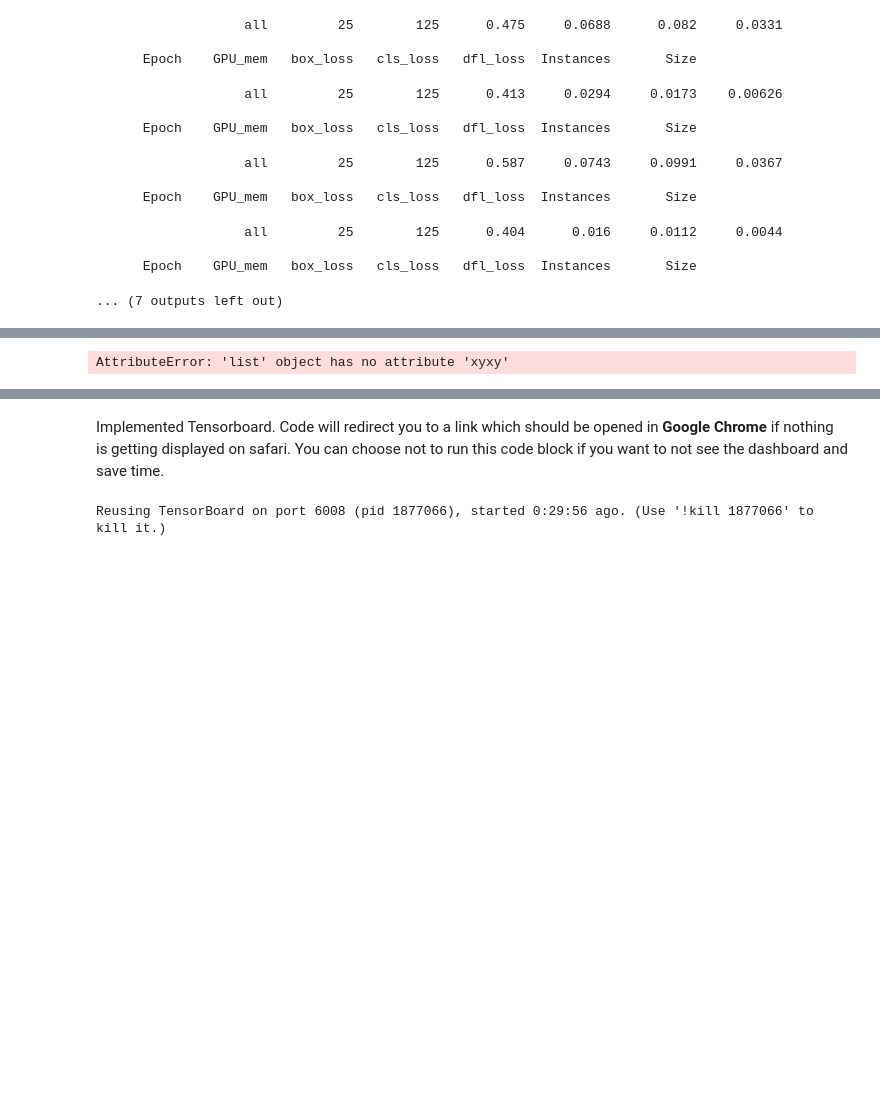
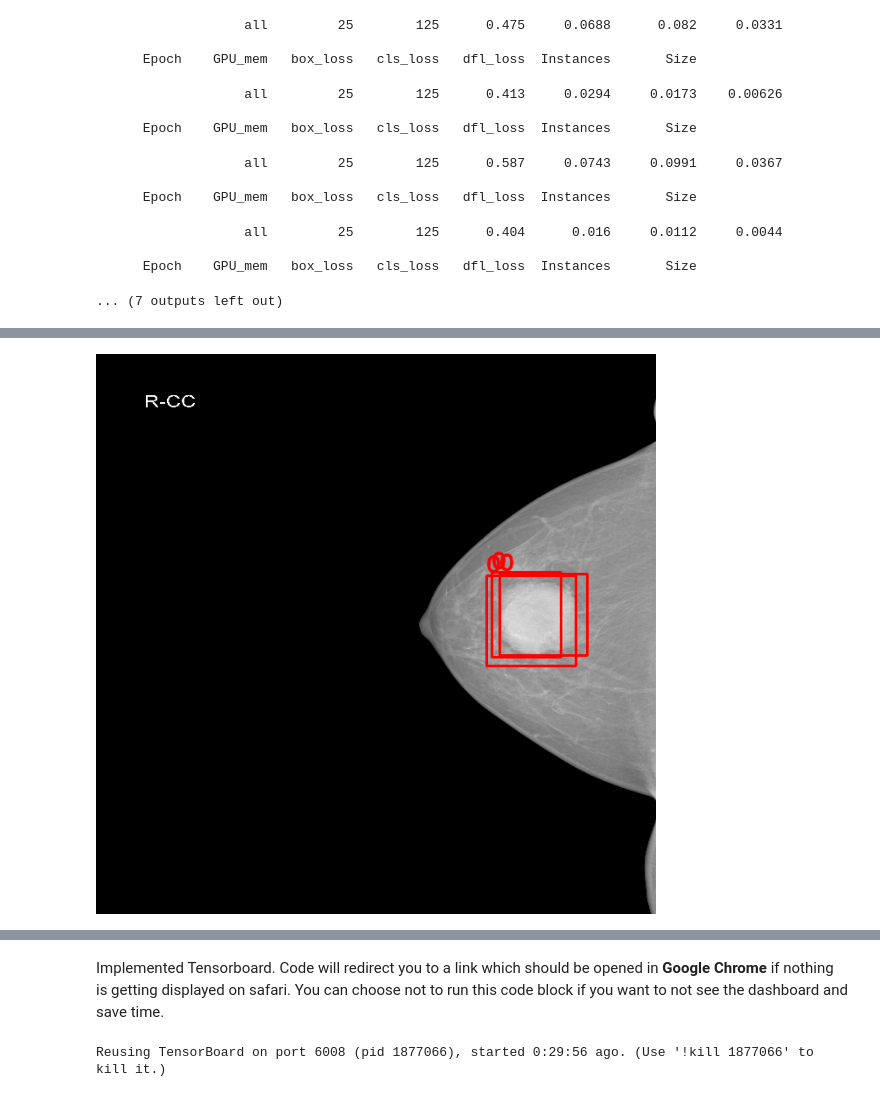
Before and after one commit to Rhy-Shah/BreastCancerDetection, a Jupyter notebook: v8n_1024/v8s_1024.ipynb, the cells around one changed output, grey strips where cells are left out. Cells and saved outputs as stored; diff of their text form; code cells hidden in the pictures; blank space fills up the shorter version.

```diff
--- a/v8n_1024/v8s_1024.ipynb
+++ b/v8n_1024/v8s_1024.ipynb
@@ -204,54 +204,86 @@ from PIL import Image
 COLORS = np.random.uniform(0, 255, size=(80, 3))
 
 def parse_detections(results):
-    for result in results:
-        boxes = result.boxes.xyxy.cpu().numpy()
-    detections = results.xyxy[0]
-    print(results)
-    detections = detections.to_dict()
     boxes, colors, names = [], [], []
 
-    for i in range(len(detections["xmin"])):
-        confidence = detections["confidence"][i]
-        if confidence < 0.2:
-            continue
-        xmin = int(detections["xmin"][i])
-        ymin = int(detections["ymin"][i])
-        xmax = int(detections["xmax"][i])
-        ymax = int(detections["ymax"][i])
-        name = detections["name"][i]
-        category = int(detections["class"][i])
-        color = COLORS[category]
+    for result in results:
 
-        boxes.append((xmin, ymin, xmax, ymax))
-        colors.append(color)
-        names.append(name)
+        confidence = result.boxes.conf.cpu().numpy()
+        # if confidence[0] < 0.2:
+        #     continue
+
+        box = result.boxes.xyxy.cpu().numpy()
+        print(box)
+        # xmin, ymin, xmax, ymax = box[0]
+
+        category = result.boxes.cls.cpu().numpy()
+        print(category)
+
+        for b, c, co in zip(box, category, confidence):
+            xmin, ymin, xmax, ymax = b
+            category = int(c)
+            # color = COLORS[int(category)]
+
+            boxes.append((xmin, ymin, xmax, ymax))
+            colors.append((255, 0, 0))
+            names.append(category)
+
+
     return boxes, colors, names
+
+    # detections = results.xyxy[0]
+    # print(results)
+    # detections = detections.to_dict()
+
+    # for i in range(len(detections["xmin"])):
+        # confidence = detections["confidence"][i]
+        # if confidence < 0.2:
+        #     continue
+        # xmin = int(detections["xmin"][i])
+        # ymin = int(detections["ymin"][i])
+        # xmax = int(detections["xmax"][i])
+        # ymax = int(detections["ymax"][i])
+        # name = detections["name"][i]
+        # category = int(detections["class"][i])
+        # color = COLORS[category]
+
+        # boxes.append((xmin, ymin, xmax, ymax))
+        # colors.append(color)
+        # names.append(name)
+    # return boxes, colors, names
 
 def draw_detections(boxes, colors, names, img):
     for box, color, name in zip(boxes, colors, names):
-        xmin, ymin, xmax, ymax = box
+        print(box, color, name)
+        xmin, ymin, xmax, ymax = map(int,box)
         cv2.rectangle(img,(xmin, ymin),(xmax, ymax),color, 2)
 
-        cv2.putText(img, name, (xmin, ymin - 5), cv2.FONT_HERSHEY_SIMPLEX, 0.8, color, 2, lineType=cv2.LINE_AA)
+        cv2.putText(img, str(name), (xmin, ymin - 5), cv2.FONT_HERSHEY_SIMPLEX, 0.8, color, 2, lineType=cv2.LINE_AA)
     return img
 
 
-img_path = os.path.join(data_loaded['val'], os.listdir(data_loaded['val'])[0])
+img_path = os.path.join(data_loaded['val'], os.listdir(data_loaded['val'])[2])
 img = cv2.imread(img_path)
+print(img_path)
 img = cv2.resize(img, (640, 640))
+rgb_img = img.copy()
 rgb_img = cv2.cvtColor(img, cv2.COLOR_BGR2RGB)
+# axs[0].imshow(cv2.cvtColor(label_img, cv2.COLOR_BGR2RGB))
+
+
 img = np.float32(rgb_img) / 255
 transform = transforms.ToTensor()
 tensor = transform(img).unsqueeze(0)
 
 model = YOLO('runs/detect/checkpoint/weights/best.pt')
 model.eval()
-model.cpu()
+# model.cpu()
 target_layers = [model.model.model[-2]]
 
 results = model([rgb_img])
 boxes, colors, names = parse_detections(results)
+
+print(boxes, colors, names)
 detections = draw_detections(boxes, colors, names, rgb_img.copy())
 Image.fromarray(detections)
 # %% [output]
@@ -260 +302 @@ Speed: 8.1ms preprocess, 980.7ms inference, 0.4ms postprocess per image at shape
-AttributeError: 'list' object has no attribute 'xyxy'
+[figure, added]
```
Also changed, not shown: parts of 4 cells of this notebook, 12 other files.
